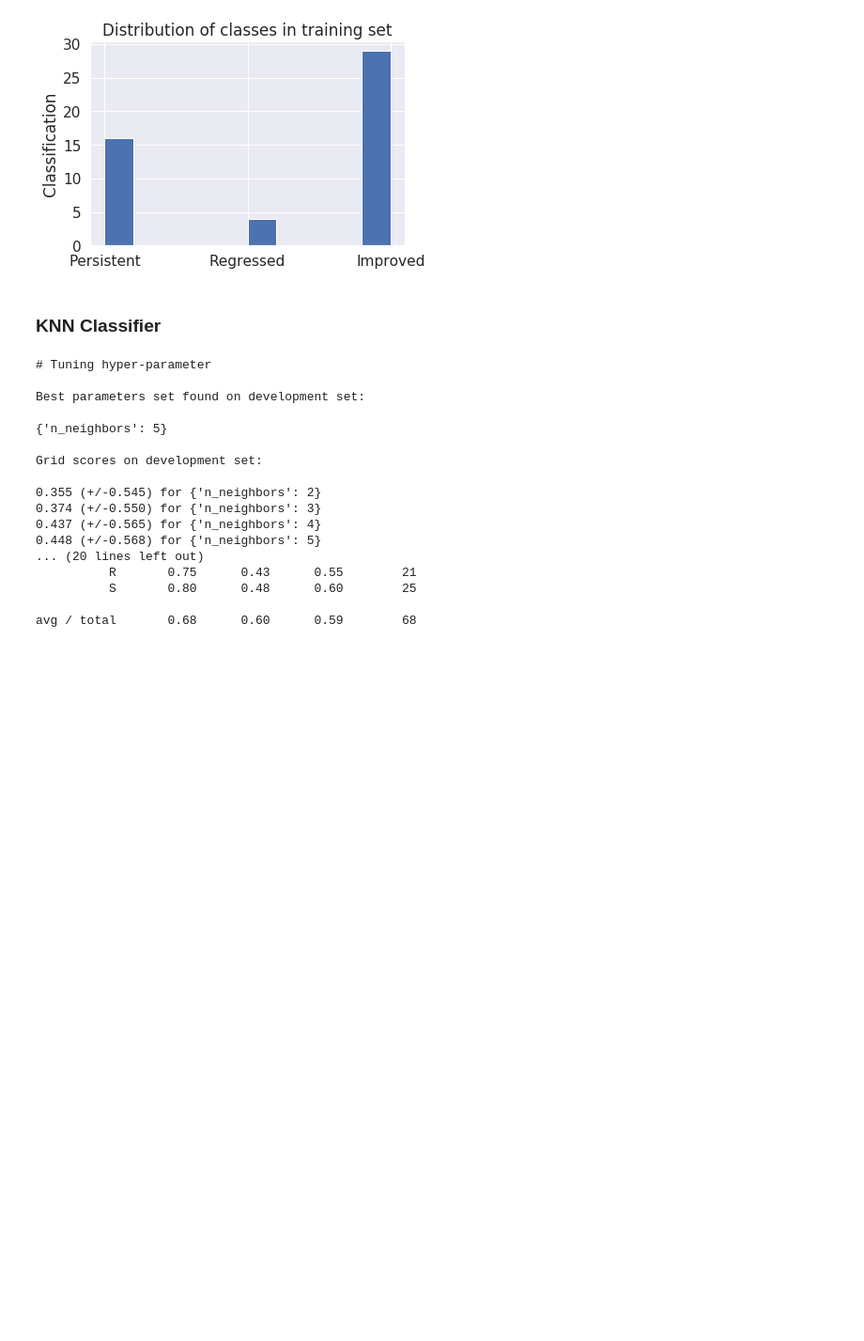
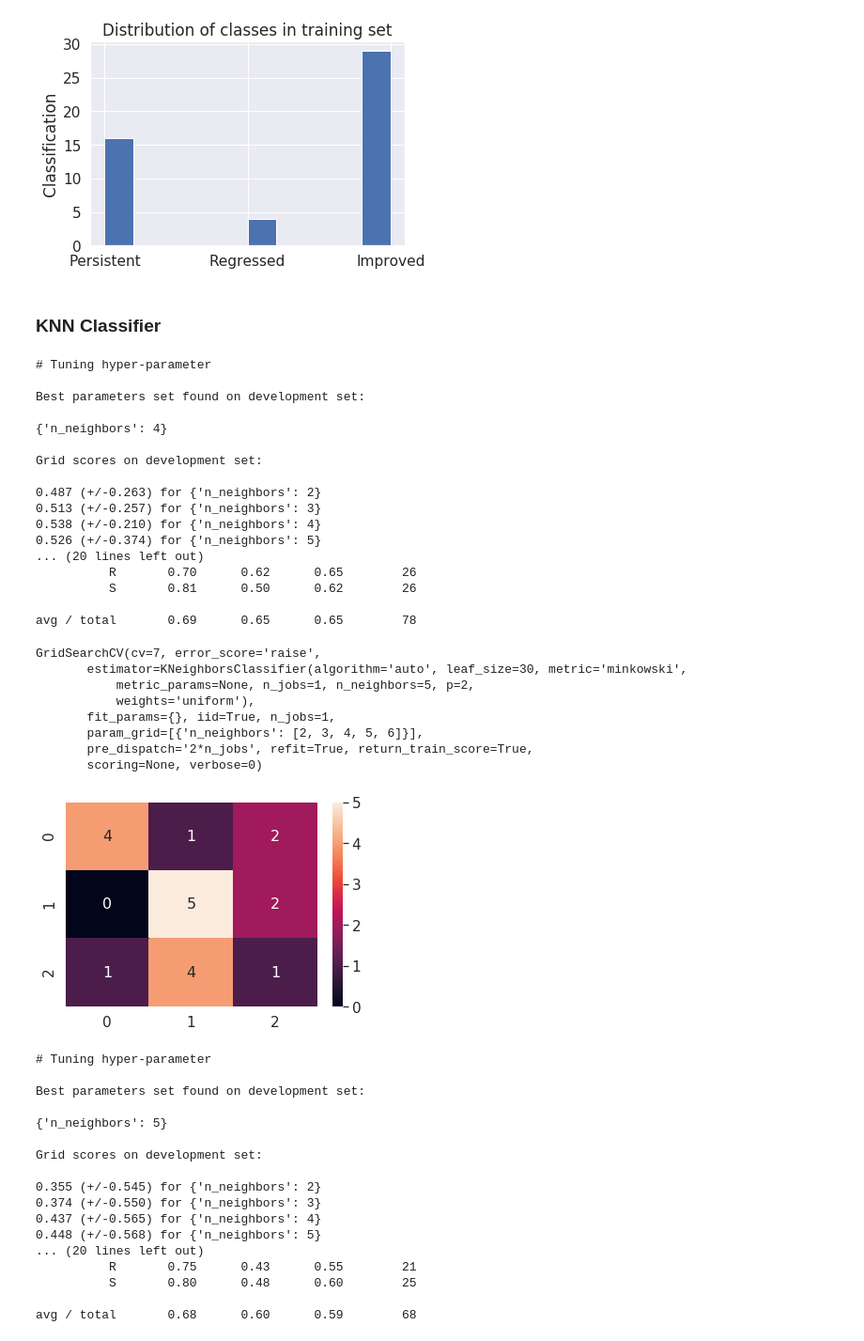
Before and after one commit to jatron/crmo-diagnosis-using-mri, a Jupyter notebook: inception/Inception CNN retraining.ipynb, the cells around one changed output. Shown: that part at 94% size. Saved outputs shown, nothing was run; the diff lists cells and outputs as text; code cells hidden in the pictures; blank space fills up the shorter version.

```diff
--- a/inception/Inception CNN retraining.ipynb
+++ b/inception/Inception CNN retraining.ipynb
@@ -75,9 +74,39 @@ lpo = LeavePOut(3)
 # %% [markdown]
 ### KNN Classifier
 # %%
-def train_knn(X, y, multiclass):
+def train_knn(X, y, multiclass, cv=LeavePOut(3), test_size=0.3):
     params = [{'n_neighbors': [2,3,4,5,6]}]
-    knn = GridSearchCV(neighbors.KNeighborsClassifier(), cv=lpo, param_grid = params)
-    utils.do_CV(X,y, knn, multi_class=multiclass)
+    knn = GridSearchCV(neighbors.KNeighborsClassifier(), cv=cv, param_grid = params)
+    utils.do_CV(X,y, knn, multi_class=multiclass, test_size=test_size)
     return knn
+# %%
+# after stratifying
+train_knn(X_reduced_aug, y_reduced_aug, multiclass=True, cv=7, test_size=0.2)
+# %% [output]
+# Tuning hyper-parameter
+
+Best parameters set found on development set:
+
+{'n_neighbors': 4}
+
+Grid scores on development set:
+
+0.487 (+/-0.263) for {'n_neighbors': 2}
+0.513 (+/-0.257) for {'n_neighbors': 3}
+0.538 (+/-0.210) for {'n_neighbors': 4}
+0.526 (+/-0.374) for {'n_neighbors': 5}
+... (20 lines left out)
+          R       0.70      0.62      0.65        26
+          S       0.81      0.50      0.62        26
+
+avg / total       0.69      0.65      0.65        78
+GridSearchCV(cv=7, error_score='raise',
+       estimator=KNeighborsClassifier(algorithm='auto', leaf_size=30, metric='minkowski',
+           metric_params=None, n_jobs=1, n_neighbors=5, p=2,
+           weights='uniform'),
+       fit_params={}, iid=True, n_jobs=1,
+       param_grid=[{'n_neighbors': [2, 3, 4, 5, 6]}],
+       pre_dispatch='2*n_jobs', refit=True, return_train_score=True,
+       scoring=None, verbose=0)
+[figure, added]
 # %%
```
Also changed, not shown: parts of 7 cells of this notebook, 2 other files.
